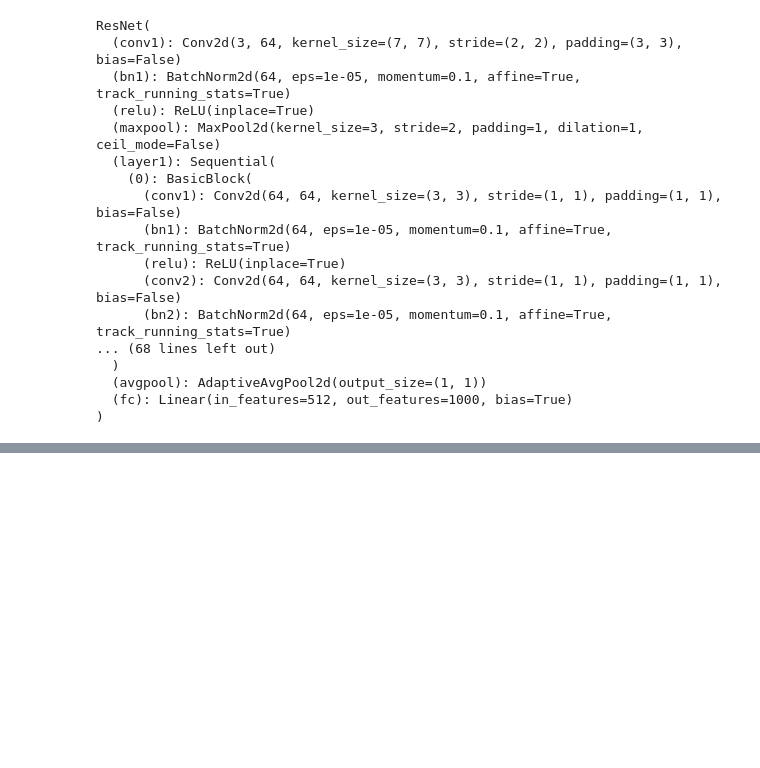
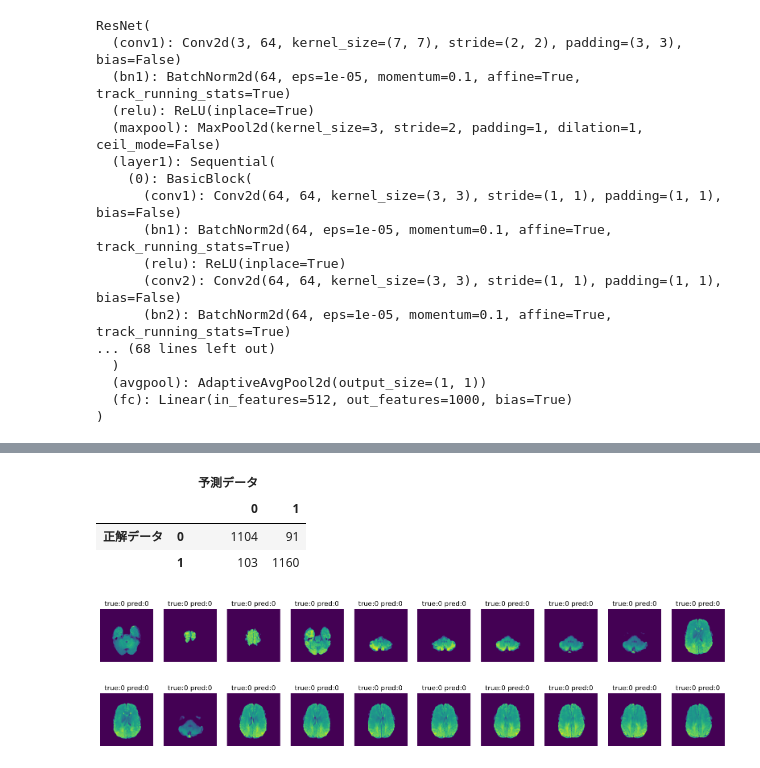
Before and after one commit to Omotya/B4, a Jupyter notebook: newcomer/2/task1.ipynb, the cells around one changed output, grey strips where cells are left out. Saved outputs shown, nothing was run; the diff lists cells and outputs as text; code cells hidden in the pictures; blank space fills up the shorter version.

```diff
--- a/newcomer/2/task1.ipynb
+++ b/newcomer/2/task1.ipynb
@@ -206,9 +215,16 @@ plt.show()
 # %%
+from sklearn.metrics import confusion_matrix
+
 model.load_state_dict(torch.load('./best_ckpt1.pth'))
+criterion = nn.CrossEntropyLoss().cuda()
 
 def test_model(model, criterion):
     epoch_loss = 0
     epoch_acc = 0
+
+    pred_list = []
+    true_list = []
+    data_list = []
 
     model.eval()
 
@@ -230,13 +246,18 @@ def test_model(model, criterion):
         current_loss += loss.item() * inputs.size(0)
         current_corrects += torch.sum(preds == labels)
 
+        # 混合行列のためのコード
+        pred_list += preds.detach().cpu().numpy().tolist()
+        true_list += labels.detach().cpu().numpy().tolist()
+        data_list.append(inputs.cpu())
+
     epoch_loss = current_loss / len(test_data)
 
     epoch_acc = current_corrects.item() / len(test_data)
 
     print('Loss: {:.4f} Acc: {:.4f}'.format(epoch_loss, epoch_acc))
 
-    return model
+    return model, pred_list, true_list, data_list
 
-test_model = test_model(model, criterion)
+test_model, pred_list, true_list, data_list = test_model(model, criterion)
 # %% [output]
@@ -243,0 +265,8 @@ Loss: 0.2713 Acc: 0.8942
+# %%
+cm = add_label(confusion_matrix(true_list, pred_list),[x for x in range(2)])
+display(cm)
+# %% [output]
+|  |  | 予測データ |  |
+|  |  | 0 | 1 |
+| 正解データ | 0 | 1104 | 91 |
+|  | 1 | 103 | 1160 |
@@ -243,0 +275,12 @@ Loss: 0.2713 Acc: 0.8942
+# %%
+fig = plt.figure(figsize = (20,5))
+data_block = torch.cat(data_list,dim = 0)
+idx_list = [n for n,(x,y) in enumerate(zip(true_list,pred_list)) if x==y ]
+len(idx_list)
+for i,idx in enumerate(idx_list[:20]):
+    ax = fig.add_subplot(2,10,1+i)
+    ax.axis("off")
+    ax.set_title(f'true:{true_list[idx]} pred:{pred_list[idx]}')
+    ax.imshow(data_block[idx,0])
+# %% [output]
+[figure, added]
```
Also changed, not shown: parts of 11 cells of this notebook, 10 other files.
